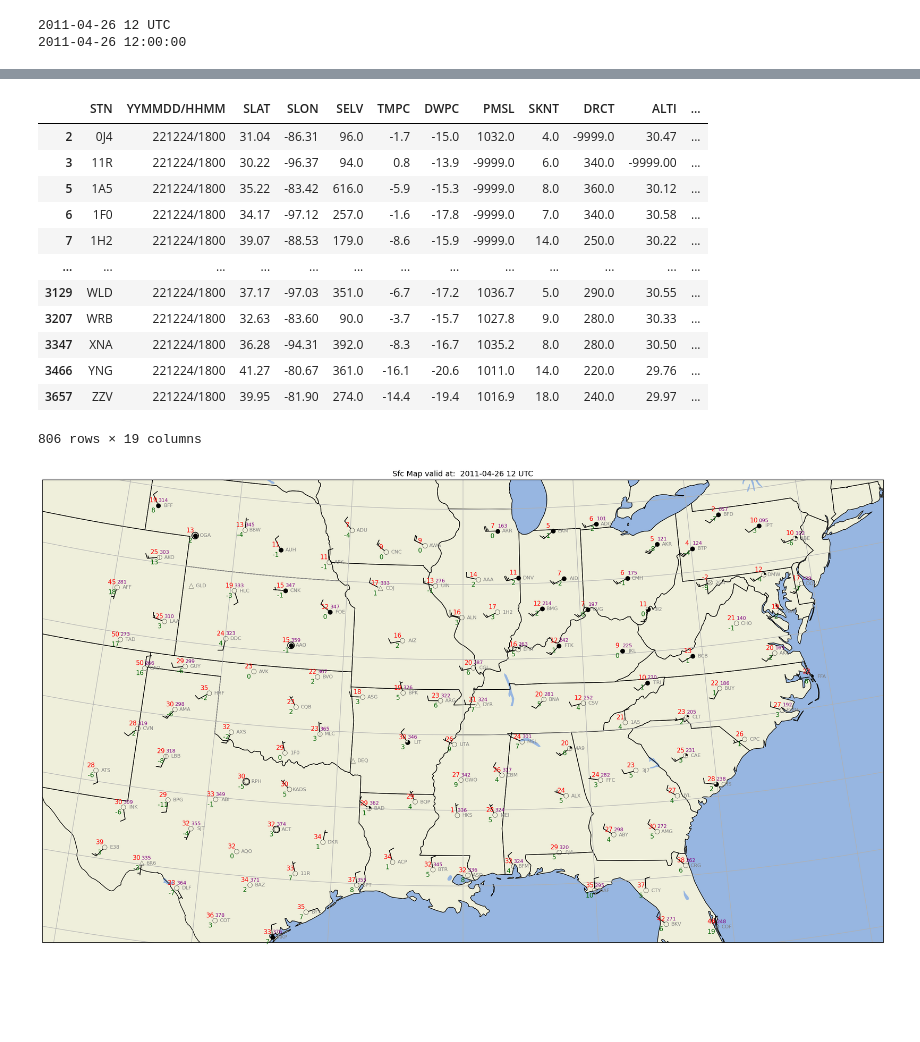
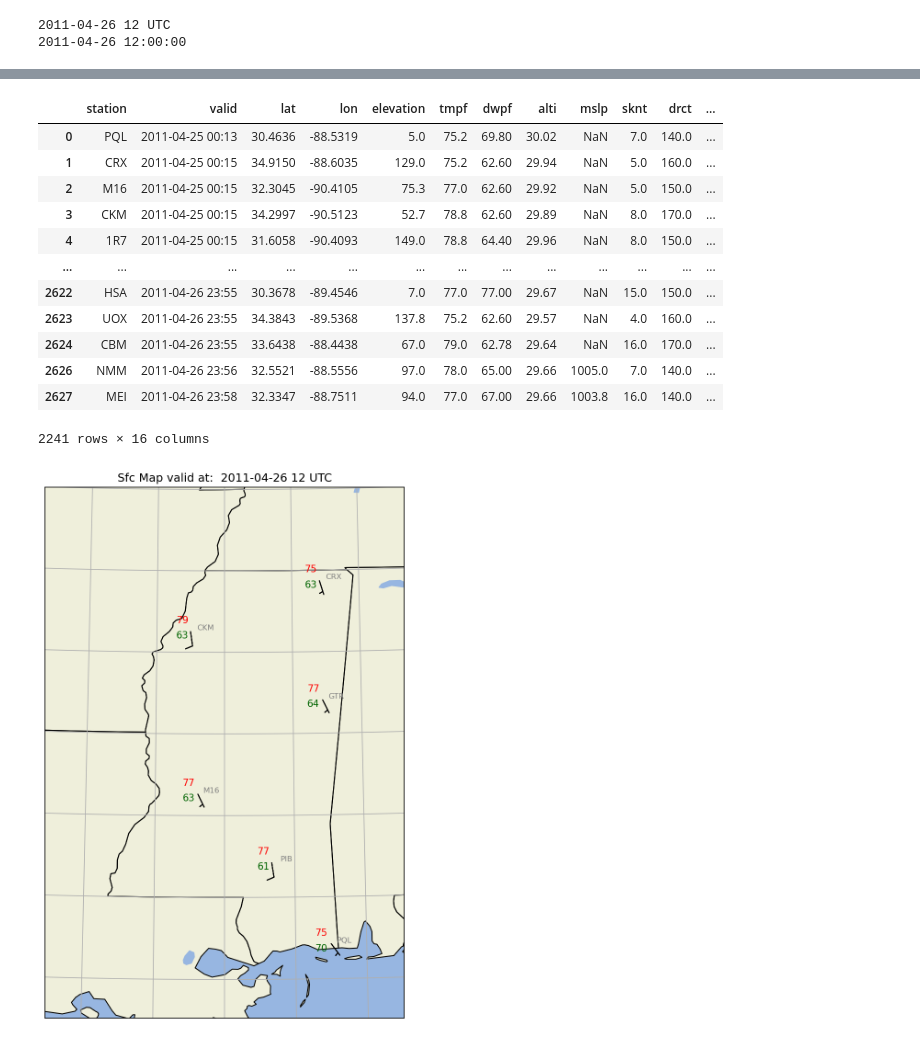
Before and after one commit to sagekeidel/proto-cookbook, a Jupyter notebook: notebooks/notebook2.ipynb, the cells around one changed output, grey strips where cells are left out. Drawn from its saved outputs; the diff is of its cells as text; code cells hidden in the pictures; blank space fills up the shorter version.

```diff
--- a/notebooks/notebook2.ipynb
+++ b/notebooks/notebook2.ipynb
@@ -36,8 +36,4 @@ print(validTime)
 2011-04-26 12 UTC
 2011-04-26 12:00:00
 # %%
-metarFile = f'/ktyle_rit/scripts/sflist2/complete/{YYMMDDHH}.csv'
-df = pd.read_csv(metarFile, sep='\\s+')
-
-# i know this code cell isn't working, but ideally it would run the rest of the code!
-# if there is a different way to access ASOS data, please let me know
+df = pd.read_csv('asos2011.csv')
@@ -86,48 +80,48 @@ df2
 # %%
-columns = ['STN', 'YYMMDD/HHMM', 'SLAT', 'SLON', 'SELV', 'TMPC', 'DWPC', 'PMSL',
-                'SKNT', 'DRCT','ALTI','WNUM','VSBY','CHC1', 'CHC2', 'CHC3','CTYH', 'CTYM', 'CTYL']
+columns = ['station', 'valid', 'lat', 'lon', 'elevation', 'tmpf', 'dwpf', 'alti','mslp',
+                'sknt', 'drct','alti','vsby','skyc1', 'skyc2', 'skyc3']
 df3 = df2[columns]
 df3
 # %% [output]
-|  | STN | YYMMDD/HHMM | SLAT | SLON | SELV | TMPC | DWPC | PMSL | SKNT | DRCT | ALTI | ... |
-| 2 | 0J4 | 221224/1800 | 31.04 | -86.31 | 96.0 | -1.7 | -15.0 | 1032.0 | 4.0 | -9999.0 | 30.47 | ... |
-| 3 | 11R | 221224/1800 | 30.22 | -96.37 | 94.0 | 0.8 | -13.9 | -9999.0 | 6.0 | 340.0 | -9999.00 | ... |
-| 5 | 1A5 | 221224/1800 | 35.22 | -83.42 | 616.0 | -5.9 | -15.3 | -9999.0 | 8.0 | 360.0 | 30.12 | ... |
-| 6 | 1F0 | 221224/1800 | 34.17 | -97.12 | 257.0 | -1.6 | -17.8 | -9999.0 | 7.0 | 340.0 | 30.58 | ... |
-| 7 | 1H2 | 221224/1800 | 39.07 | -88.53 | 179.0 | -8.6 | -15.9 | -9999.0 | 14.0 | 250.0 | 30.22 | ... |
+|  | station | valid | lat | lon | elevation | tmpf | dwpf | alti | mslp | sknt | drct | ... |
+| 0 | PQL | 2011-04-25 00:13 | 30.4636 | -88.5319 | 5.0 | 75.2 | 69.80 | 30.02 | NaN | 7.0 | 140.0 | ... |
+| 1 | CRX | 2011-04-25 00:15 | 34.9150 | -88.6035 | 129.0 | 75.2 | 62.60 | 29.94 | NaN | 5.0 | 160.0 | ... |
+| 2 | M16 | 2011-04-25 00:15 | 32.3045 | -90.4105 | 75.3 | 77.0 | 62.60 | 29.92 | NaN | 5.0 | 150.0 | ... |
+| 3 | CKM | 2011-04-25 00:15 | 34.2997 | -90.5123 | 52.7 | 78.8 | 62.60 | 29.89 | NaN | 8.0 | 170.0 | ... |
+| 4 | 1R7 | 2011-04-25 00:15 | 31.6058 | -90.4093 | 149.0 | 78.8 | 64.40 | 29.96 | NaN | 8.0 | 150.0 | ... |
 | ... | ... | ... | ... | ... | ... | ... | ... | ... | ... | ... | ... | ... |
-| 3129 | WLD | 221224/1800 | 37.17 | -97.03 | 351.0 | -6.7 | -17.2 | 1036.7 | 5.0 | 290.0 | 30.55 | ... |
-| 3207 | WRB | 221224/1800 | 32.63 | -83.60 | 90.0 | -3.7 | -15.7 | 1027.8 | 9.0 | 280.0 | 30.33 | ... |
-| 3347 | XNA | 221224/1800 | 36.28 | -94.31 | 392.0 | -8.3 | -16.7 | 1035.2 | 8.0 | 280.0 | 30.50 | ... |
-| 3466 | YNG | 221224/1800 | 41.27 | -80.67 | 361.0 | -16.1 | -20.6 | 1011.0 | 14.0 | 220.0 | 29.76 | ... |
-| 3657 | ZZV | 221224/1800 | 39.95 | -81.90 | 274.0 | -14.4 | -19.4 | 1016.9 | 18.0 | 240.0 | 29.97 | ... |
+| 2622 | HSA | 2011-04-26 23:55 | 30.3678 | -89.4546 | 7.0 | 77.0 | 77.00 | 29.67 | NaN | 15.0 | 150.0 | ... |
+| 2623 | UOX | 2011-04-26 23:55 | 34.3843 | -89.5368 | 137.8 | 75.2 | 62.60 | 29.57 | NaN | 4.0 | 160.0 | ... |
+| 2624 | CBM | 2011-04-26 23:55 | 33.6438 | -88.4438 | 67.0 | 79.0 | 62.78 | 29.64 | NaN | 16.0 | 170.0 | ... |
+| 2626 | NMM | 2011-04-26 23:56 | 32.5521 | -88.5556 | 97.0 | 78.0 | 65.00 | 29.66 | 1005.0 | 7.0 | 140.0 | ... |
+| 2627 | MEI | 2011-04-26 23:58 | 32.3347 | -88.7511 | 94.0 | 77.0 | 67.00 | 29.66 | 1003.8 | 16.0 | 140.0 | ... |
-806 rows × 19 columns
+2241 rows × 16 columns
 # %%
 # replacing missing values into a readable format
 df4 = df3.replace(-9999.0, np.nan)
 data1 = df4
 # %%
-data1.loc[data1['WNUM'] =='********', ['WNUM']] = '-9999.00'
-data1['WNUM'] = data1['WNUM'].astype('float16')
+# data1.loc[data1['WNUM'] =='********', ['WNUM']] = '-9999.00'
+# data1['WNUM'] = data1['WNUM'].astype('float16')
 # %%
-lats = data1['SLAT'].values
-lons = data1['SLON'].values
-tair = (data1['TMPC'].values * units ('degC')).to('degF')
-dewp = (data1['DWPC'].values * units ('degC')).to('degF')
-altm = (data1['ALTI'].values * units('inHg')).to('mbar')
-slp = data1['PMSL'].values * units('hPa')
+lats = data1['lat'].values
+lons = data1['lon'].values
+tair = data1['tmpf'].values
+dewp = data1['dwpf'].values
+altm = (data1['alti'].values * units('inHg')).to('mbar')
+slp = data1['mslp'].values * units('hPa')
 
 # separate wind to components
-u, v = wind_components(data1['SKNT'].values * units.knots, data1['DRCT'].values * units.degree)
+u, v = wind_components(data1['sknt'].values * units.knots, data1['drct'].values * units.degree)
 
-# Need to handle missing (NaN) and convert to proper code
-chc1 = (np.nan_to_num(data1['CHC1'].values,True).astype(int))
-chc2 = (np.nan_to_num(data1['CHC2'].values,True).astype(int))
-chc3 = (np.nan_to_num(data1['CHC3'].values,True).astype(int))
-cloud_cover = calc_clouds(chc1, chc2, chc3)
+# # Need to handle missing (NaN) and convert to proper code
+# chc1 = (np.nan_to_num(data1['skyc1'].values,True).astype(int))
+# chc2 = (np.nan_to_num(data1['skyc2'].values,True).astype(int))
+# chc3 = (np.nan_to_num(data1['skyc3'].values,True).astype(int))
+# cloud_cover = calc_clouds(chc1, chc2, chc3)
 
 # set a variable for plotting the station id's
-stid = data1['STN']
+stid = data1['station']
 # %%
 proj_map = ccrs.LambertConformal(central_longitude=cLon, central_latitude=cLat)
 proj_data = ccrs.PlateCarree()
@@ -139,38 +133,38 @@ density = 130000
 mask = reduce_point_density(xy, density)
 dpi = 150
 
-fig = plt.figure(figsize=(24,18), dpi=dpi)
+fig = plt.figure(figsize=(12,10), dpi=dpi)
 
 ax = fig.add_subplot(1, 1, 1, projection=proj_map)
 
 ax.set_extent ((lonW-0.5,lonE+0.5,latS-0.5,latN+0.5), crs=proj_data)
 
 ax.set_facecolor(cfeature.COLORS['water'])
 land_mask = cfeature.NaturalEarthFeature('physical', 'land', res, edgecolor='face', facecolor=cfeature.COLORS['land'])
 lake_mask = cfeature.NaturalEarthFeature('physical', 'lakes', res, edgecolor='face', facecolor=cfeature.COLORS['water'])
 state_borders = cfeature.NaturalEarthFeature(category='cultural', name='admin_1_states_provinces_lakes', scale=res, facecolor='none')
 
 ax.add_feature(land_mask)
 ax.add_feature(lake_mask)
 ax.add_feature(state_borders, linestyle='solid', edgecolor='black')
 ax.gridlines()
 
 stationplot = StationPlot(ax, lons[mask], lats[mask], transform=proj_data,
                           fontsize=8)
 
 stationplot.plot_parameter('NW', tair[mask], color='red', fontsize=10)
 stationplot.plot_parameter('SW', dewp[mask], color='darkgreen', fontsize=10)
 
 stationplot.plot_parameter('NE', slp[mask], color='purple', formatter=lambda v: format(10 * v, '.0f')[-3:])
 
 
 
-stationplot.plot_symbol('C', cloud_cover[mask], sky_cover)
+# stationplot.plot_symbol('C', cloud_cover[mask], sky_cover)
 stationplot.plot_text((2, 0),stid[mask], color='gray')
 #zorder - Higher value zorder will plot the variable on top of lower value zorder. This is necessary for wind barbs to appear. Default is 1.
 stationplot.plot_barb(u[mask], v[mask],zorder=2)
 
 plotTitle = (f"Sfc Map valid at:  {timeStr}")
 ax.set_title (plotTitle);
 # %% [output]
-[figure, old version]
+[figure, new version]
```
Also changed, not shown: parts of 3 cells of this notebook, 4 other files.
